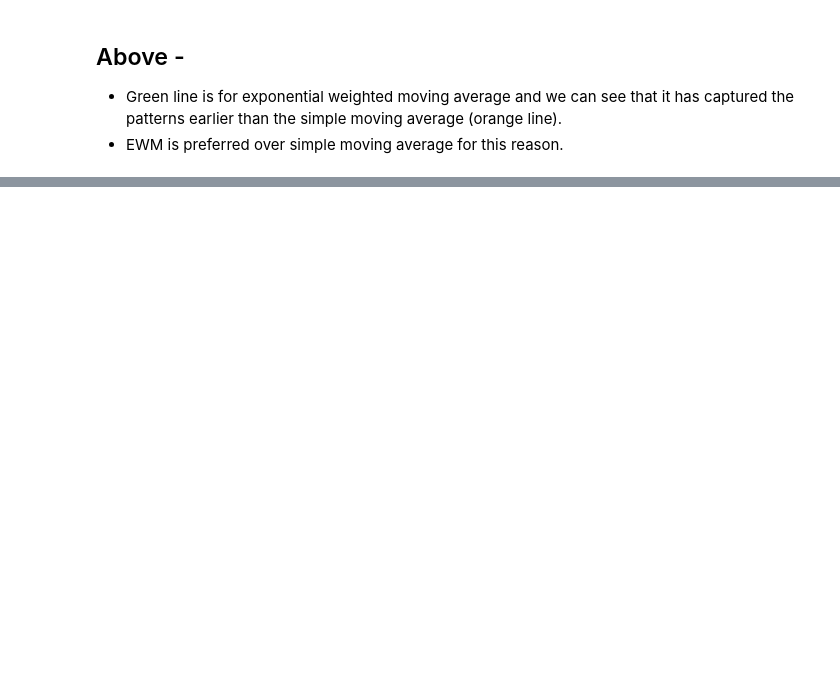
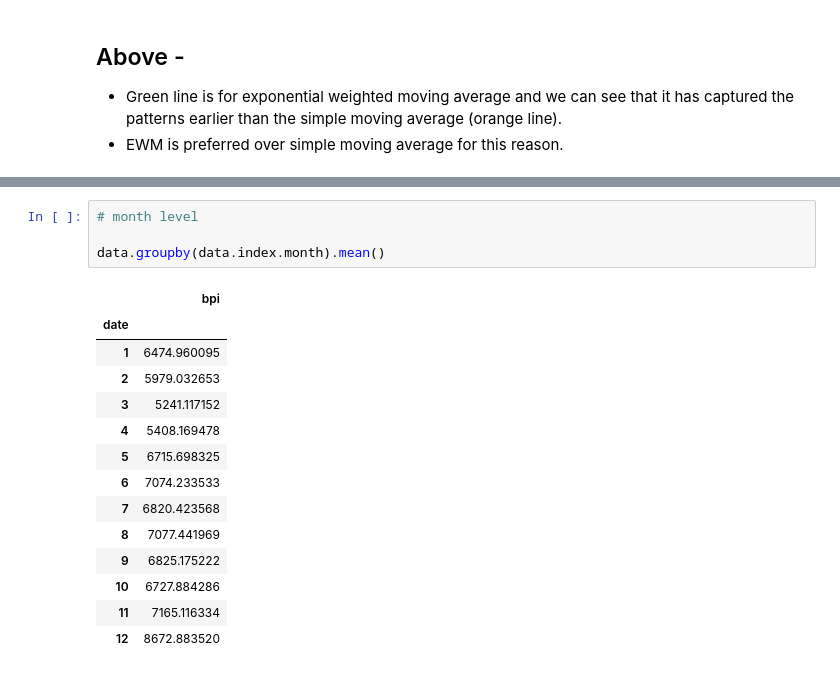
Before and after one commit to esharma3/Time-Series-Analysis, a Jupyter notebook: 05-Python_Functions_for_Time_Series_Modeling_and_Analysis_I.ipynb, the cells around one changed output, grey strips where cells are left out. Cells and saved outputs as stored; diff of their text form; blank space fills up the shorter version.

```diff
--- a/05-Python_Functions_for_Time_Series_Modeling_and_Analysis_I.ipynb
+++ b/05-Python_Functions_for_Time_Series_Modeling_and_Analysis_I.ipynb
@@ -331,0 +366,19 @@ pd.concat(
+# %%
+# month level
+
+data.groupby(data.index.month).mean()
+# %% [output]
+|  | bpi |
+| date |  |
+| 1 | 6474.960095 |
+| 2 | 5979.032653 |
+| 3 | 5241.117152 |
+| 4 | 5408.169478 |
+| 5 | 6715.698325 |
+| 6 | 7074.233533 |
+| 7 | 6820.423568 |
+| 8 | 7077.441969 |
+| 9 | 6825.175222 |
+| 10 | 6727.884286 |
+| 11 | 7165.116334 |
+| 12 | 8672.883520 |
```
Also changed, not shown: parts of 16 cells of this notebook.
